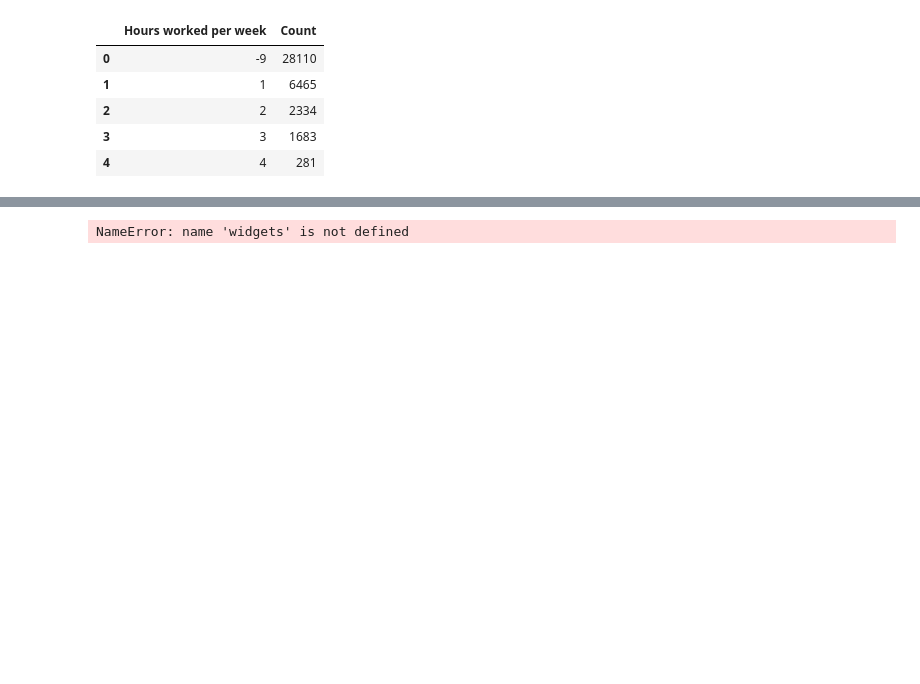
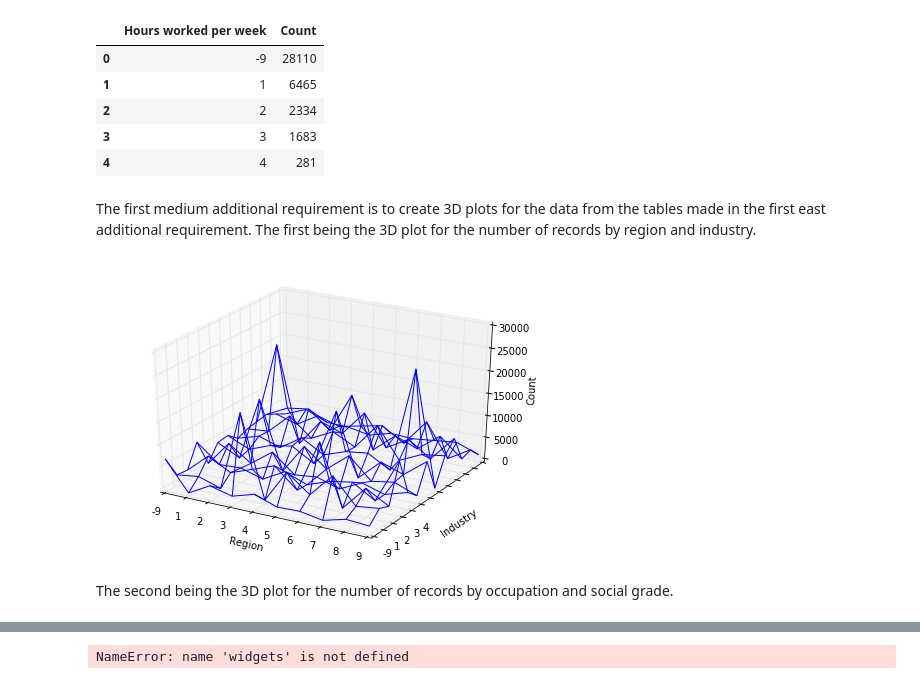
Before and after one commit to Essymay/CS2006p3, a Jupyter notebook: census2011.ipynb, the cells around one changed output, grey strips where cells are left out. Cells and saved outputs as stored; diff of their text form; code cells hidden in the pictures; blank space fills up the shorter version.

```diff
--- a/census2011.ipynb
+++ b/census2011.ipynb
@@ -718,4 +721,45 @@ byRegionAndEconomicActivity.reset_index(name='Count')
 | 2 | 2 | 2334 |
 | 3 | 3 | 1683 |
 | 4 | 4 | 281 |
+# %% [markdown]
+The first medium additional requirement is to create 3D plots for the data from the tables made in the first east additional requirement.
+The first being the 3D plot for the number of records by region and industry.
+# %%
+regionarray = ["E12000001","E12000002","E12000003","E12000004","E12000005","E12000006","E12000007","E12000008","E12000009","W92000004"]
+industryarray = [-9,1,2,3,4,5,6,7,8,9,10,11,12]
+
+fig = plt.figure()
+ax = fig.add_subplot(111, projection = '3d')
+ax = Axes3D(fig)
+ax.set_xlabel("Region")
+ax.set_ylabel("Industry")
+ax.set_zlabel("Count")
+
+byRegionAndIndustry = refinedData[['Region', 'Industry']].copy()
+byRegionAndIndustry = byRegionAndIndustry.groupby(['Region', 'Industry'])
+
+z = byRegionAndIndustry.size().tolist()
+axes = byRegionAndIndustry.groups.keys()
+axes = sorted(axes, key=itemgetter(1))
+axes = sorted(axes, key=itemgetter(0))
+
+x = list(range(0, len(regionarray)))
+ax.set_xticks(x)
+y = list(range(0, len(industryarray)))
+ax.set_yticks(y)
+
+X, Y = np.meshgrid(x,y)
+zs = np.array(z)
+Z = zs.reshape(X.shape)
+
+ax.plot_wireframe(X, Y, Z)
+
+ax.set_xticklabels(np.array(occupationarray))
+ax.set_yticklabels(np.array(socialarray))
+
+plt.show()
+# %% [output]
+[figure, added]
+# %% [markdown]
+The second being the 3D plot for the number of records by occupation and social grade.
 # %%
```
Also changed, not shown: parts of 7 cells of this notebook.
